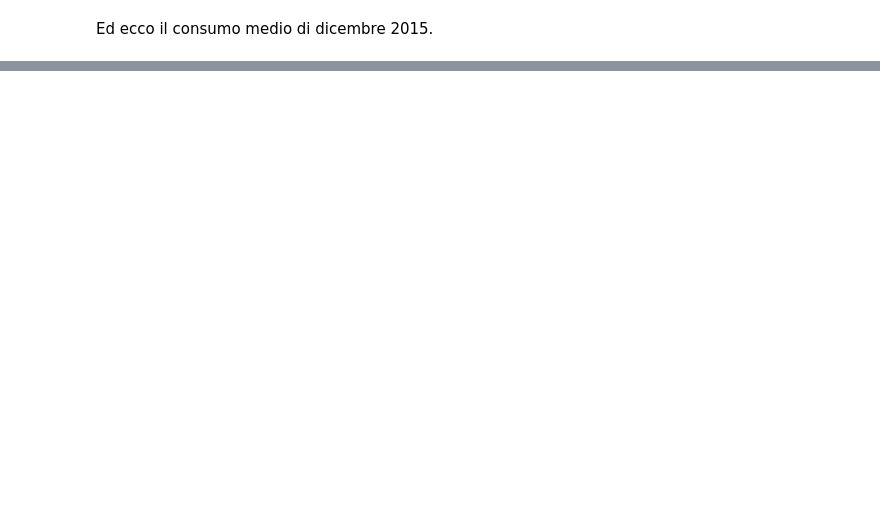
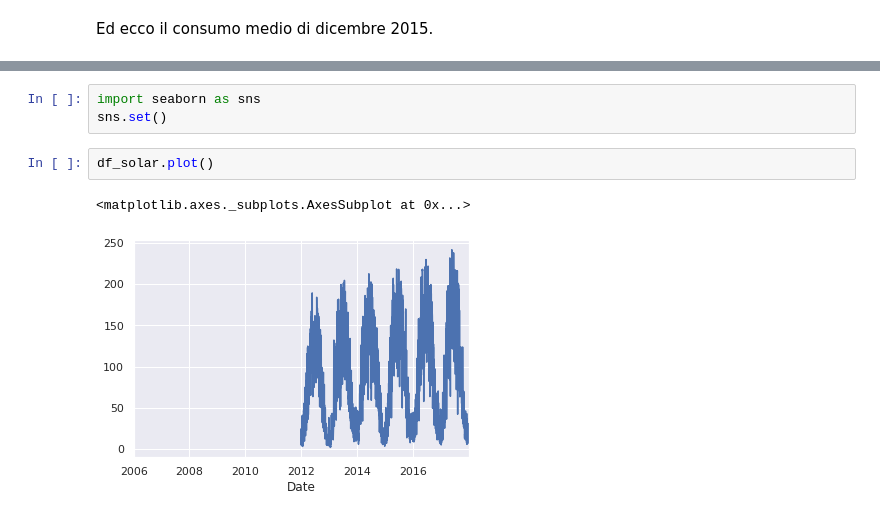
Before and after one commit to fbagattini/Lezioni, a Jupyter notebook: 1.ipynb, the cells around one changed output, grey strips where cells are left out. Cells and saved outputs as stored; diff of their text form; blank space fills up the shorter version.

```diff
--- a/1.ipynb
+++ b/1.ipynb
@@ -366,0 +558,8 @@ Created with Jupyter, delivered by Fastly, rendered by OVHCloud.
+# %%
+import seaborn as sns
+sns.set()
+# %%
+df_solar.plot()
+# %% [output]
+<matplotlib.axes._subplots.AxesSubplot at 0x...>
+[figure, added]
```
Also changed, not shown: parts of 102 cells of this notebook, 1 other file.
